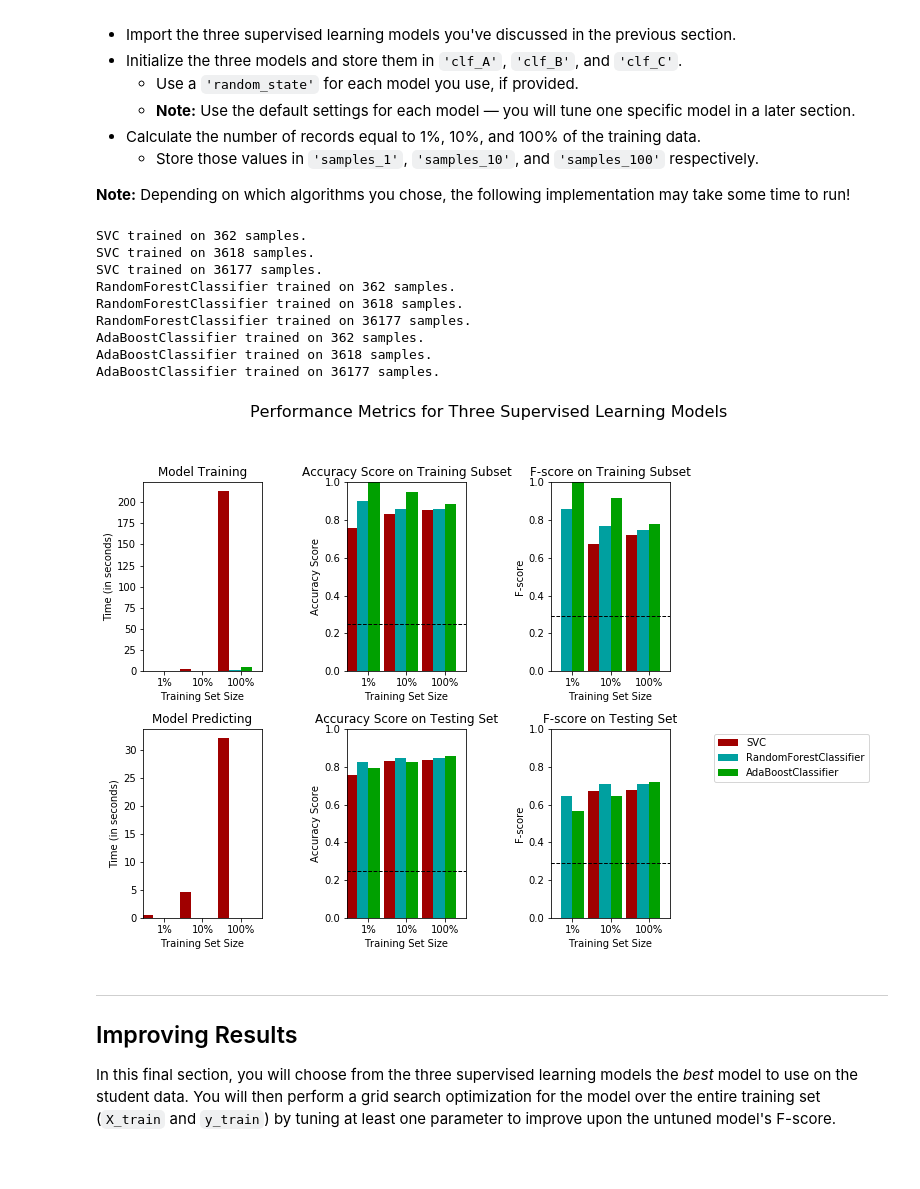
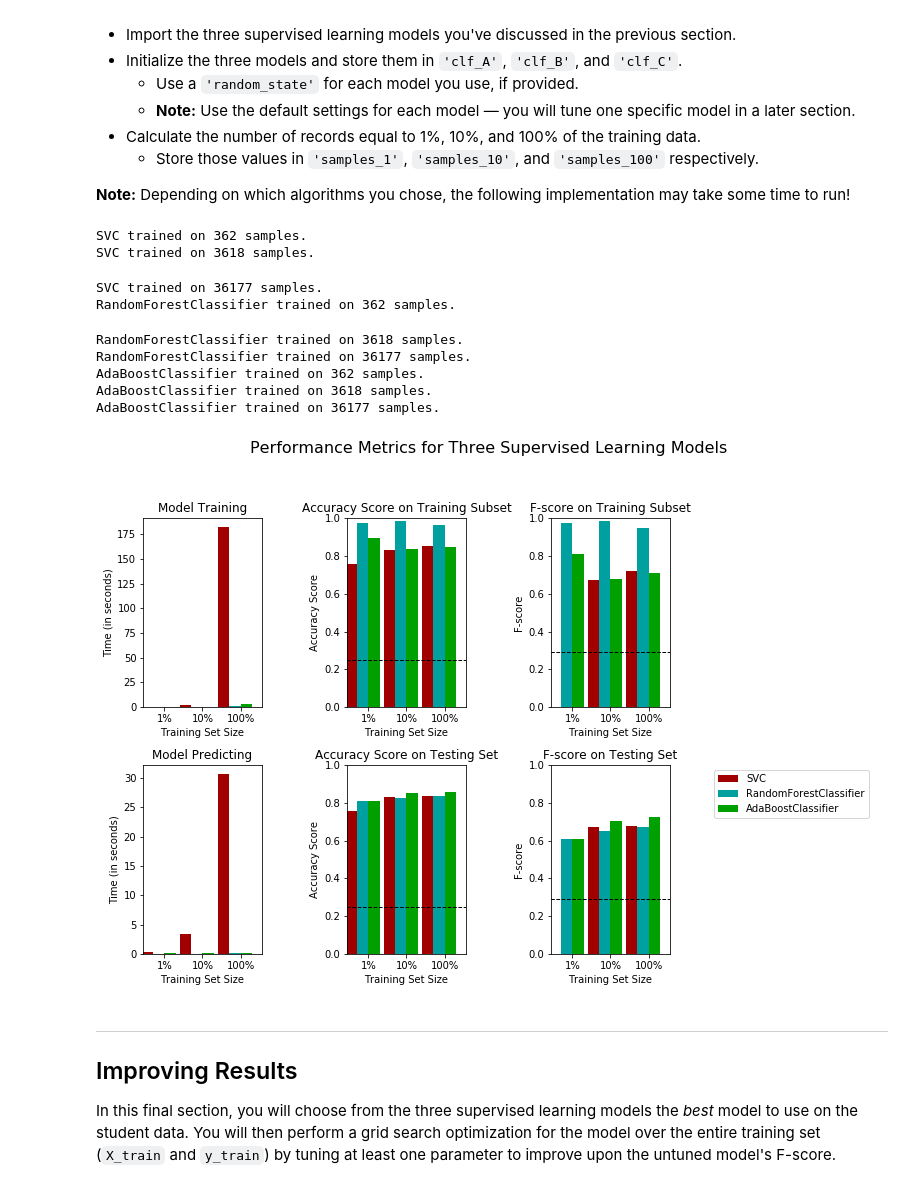
Before and after one commit to hisarkaya/machine-learning-projects, a Jupyter notebook: finding_donors/finding_donors.ipynb, the cells around one changed output. Cells and saved outputs as stored; diff of their text form; code cells hidden in the pictures.

```diff
--- a/finding_donors/finding_donors.ipynb
+++ b/finding_donors/finding_donors.ipynb
@@ -454,44 +454,44 @@ In the code cell, you will need to implement the following:
 # TODO: Import the three supervised learning models from sklearn
 from sklearn.ensemble import RandomForestClassifier
 from sklearn.tree import DecisionTreeClassifier
 from sklearn.ensemble import AdaBoostClassifier
 from sklearn.svm import SVC
 
 # TODO: Initialize the three models
-clf_A = SVC(kernel='rbf', gamma=0.01, random_state=0)
-clf_B = RandomForestClassifier(max_depth = 8, n_estimators= 20, random_state=0)
-clf_C = AdaBoostClassifier(base_estimator=DecisionTreeClassifier(max_depth = 10, min_samples_leaf=10, min_samples_split=10), n_estimators = 10,  random_state=0)
+clf_A = SVC()
+clf_B = RandomForestClassifier()
+clf_C = AdaBoostClassifier()
 
 # TODO: Calculate the number of samples for 1%, 10%, and 100% of the training data
 # HINT: samples_100 is the entire training set i.e. len(y_train)
 # HINT: samples_10 is 10% of samples_100 (ensure to set the count of the values to be `int` and not `float`)
 # HINT: samples_1 is 1% of samples_100 (ensure to set the count of the values to be `int` and not `float`)
 samples_100 = len(y_train)
 samples_10 = int(round(samples_100 * 0.1))
 samples_1 = int(round(samples_100 * 0.01))
 
 # Collect results on the learners
 results = {}
 for clf in [clf_A, clf_B, clf_C]:
     clf_name = clf.__class__.__name__
     results[clf_name] = {}
     for i, samples in enumerate([samples_1, samples_10, samples_100]):
         results[clf_name][i] = \
         train_predict(clf, samples, X_train, y_train, X_test, y_test)
 
 # Run metrics visualization for the three supervised learning models chosen
 vs.evaluate(results, accuracy, fscore)
 # %% [output]
 SVC trained on 362 samples.
 SVC trained on 3618 samples.
-SVC trained on 36177 samples.
-RandomForestClassifier trained on 362 samples.
-RandomForestClassifier trained on 3618 samples.
-RandomForestClassifier trained on 36177 samples.
-AdaBoostClassifier trained on 362 samples.
-AdaBoostClassifier trained on 3618 samples.
-AdaBoostClassifier trained on 36177 samples.
+SVC trained on 36177 samples.
+RandomForestClassifier trained on 362 samples.
+RandomForestClassifier trained on 3618 samples.
+RandomForestClassifier trained on 36177 samples.
+AdaBoostClassifier trained on 362 samples.
+AdaBoostClassifier trained on 3618 samples.
+AdaBoostClassifier trained on 36177 samples.
-[figure, old version]
+[figure, new version]
 # %% [markdown]
 ----
 ## Improving Results
```
Also changed, not shown: parts of 6 cells of this notebook, 1 other file.
